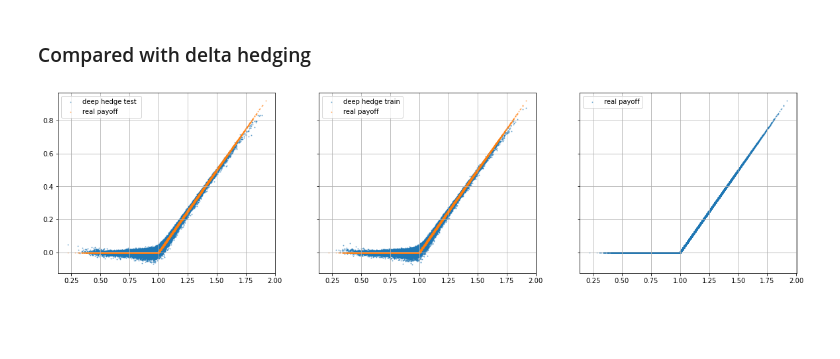
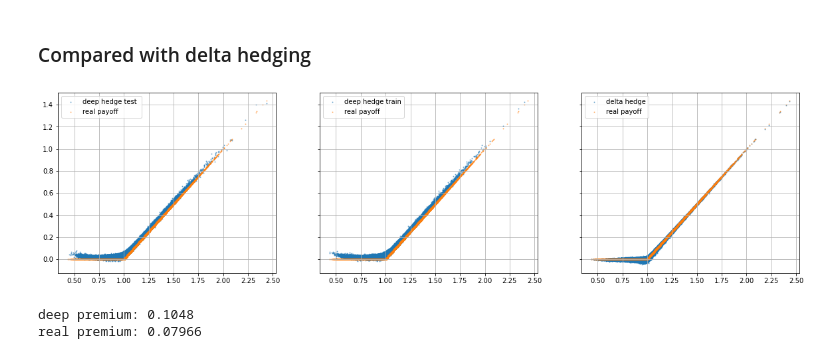
Before and after one commit to Parliamenthill/DeepHedging, a Jupyter notebook: deep hedging.ipynb, the cells around one changed output. Saved outputs shown, nothing was run; the diff lists cells and outputs as text; code cells hidden in the pictures; blank space fills up the shorter version.

```diff
--- a/deep hedging.ipynb
+++ b/deep hedging.ipynb
@@ -200,5 +187,5 @@ def build_dynamic(m, N, control_path, control_trans_cost, trans_cost):
 # %%
-model_hedge = build_dynamic(m, N, False, False, False)
+model_hedge, Network0, Networks = build_dynamic(m, N, False, False)
 # %% [markdown]
 ### Train the model
 # %%
@@ -206,13 +193,16 @@ control_path = False
 if not control_path:
     option_path = price_path
 split = int(Ktrain/2)
-xtrain = [price_path[:split],option_path[:split]]  # input be price_path
-ytrain = payoff[:split]  # output be payoff
-xtest = [price_path[split:],option_path[split:]]  # input be price_path
-ytest = payoff[split:]  # output be payoff
+xtrain = [price_path[:split], payoff[:split], option_path[:split]]  # input be price_path
+ytrain = payoff[:split]*0  # output be payoff
+xtest = [price_path[split:], payoff[:split], option_path[split:]]  # input be price_path
+ytest = payoff[split:]*0  # output be payoff
+# %%
+def zeroloss(y_true, y_predict):
+    return tf.reduce_sum(y_predict*0)
 # %%
-optimizer = tf.keras.optimizers.Adam(learning_rate=0.01) # specify the optmizer
-model_hedge.compile(optimizer = optimizer,loss='mse') # specify the mean square loss
-# model_hedge.compile(optimizer = optimizer,loss=custom_mean_squared_error) # specify the mean square loss
-model_hedge.fit(x=xtrain,y=ytrain, epochs=10,verbose=True,batch_size=1000) # train the model
+optimizer = tf.keras.optimizers.Adam(learning_rate=0.005) # specify the optmizer
+# model_hedge.compile(optimizer = optimizer,loss='mse') # specify the mean square loss
+model_hedge.compile(optimizer = optimizer,loss=zeroloss) # specify the expected shortfall
+model_hedge.fit(x=xtrain,y=ytrain, epochs=20,verbose=True,batch_size=1000) # train the model
 # %% [output]
@@ -243,17 +234,16 @@ Epoch 10/10
 hedge_output_train = model_hedge.predict(xtrain) # compute the output (deep replicate payoff) with trained model
 hedge_output_test = model_hedge.predict(xtest) # compute the output (deep replicate payoff) with trained model
 # %%
-# Only with control path
 f,p = plt.subplots(1,3, figsize = [20,5], sharey = True)
 p[0].scatter(price_path[split:,-1,0], hedge_output_test[:,0], s = 1, alpha = 0.5, label = 'deep hedge test ')   # deep replicate payoff
 p[1].scatter(price_path[:split,-1,0], hedge_output_train[:,0], s = 1, alpha = 0.5, label = 'deep hedge train')   # deep replicate payoff
-# p[2].scatter(price_path[:,-1,0], delta_output[:,0], s = 1, alpha = 0.5, label = 'delta hedge')   # delta replicate payoff
+p[2].scatter(price_path[:,-1,0], delta_output[:,0], s = 1, alpha = 0.5, label = 'delta hedge')   # delta replicate payoff
 for i in range(3):
     p[i].scatter(price_path[:,-1,0], payoff[:,0], s = 1, alpha = 0.5, label = 'real payoff')        # real payoff
     p[i].legend()
     p[i].grid()
 # %% [output]
-[figure, old version]
+[figure, new version]
 # %%
 # f,p = plt.subplots(1,5,figsize = [20,5])
 # for i in range(5):
@@ -279,6 +269,9 @@ for i in range(3):
 # print(transaction_cost[:,0].numpy().mean())
 # plt.hist(transaction_cost[:,0].numpy())
 # %%
-# print(f"deep premium: {Network0(tf.ones([1,1])).numpy()[0,0]:{1}.{4}}")         # premium of deep hedge (truncted printing)
-# helper,_ = utils.BlackScholes(T, S0, strike, sigma, option_type)
-# print(f"real premium: {helper:{1}.{4}}")           # real premium
+print(f"deep premium: {Network0(tf.ones([1,1])).numpy()[0,0]:{1}.{4}}")         # premium of deep hedge (truncted printing)
+helper,_ = utils.BlackScholes(T, S0, strike, sigma, option_type)
+print(f"real premium: {helper:{1}.{4}}")           # real premium
+# %% [output]
+deep premium: 0.1048
+real premium: 0.07966
```
Also changed, not shown: parts of 16 cells of this notebook, 5 other files.
